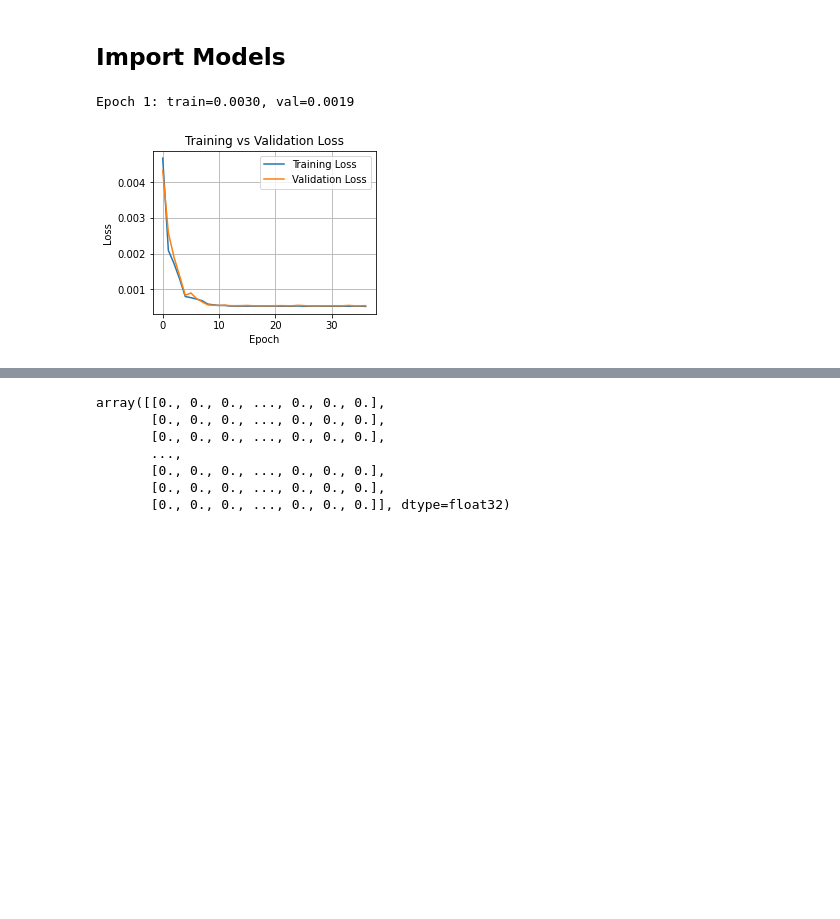
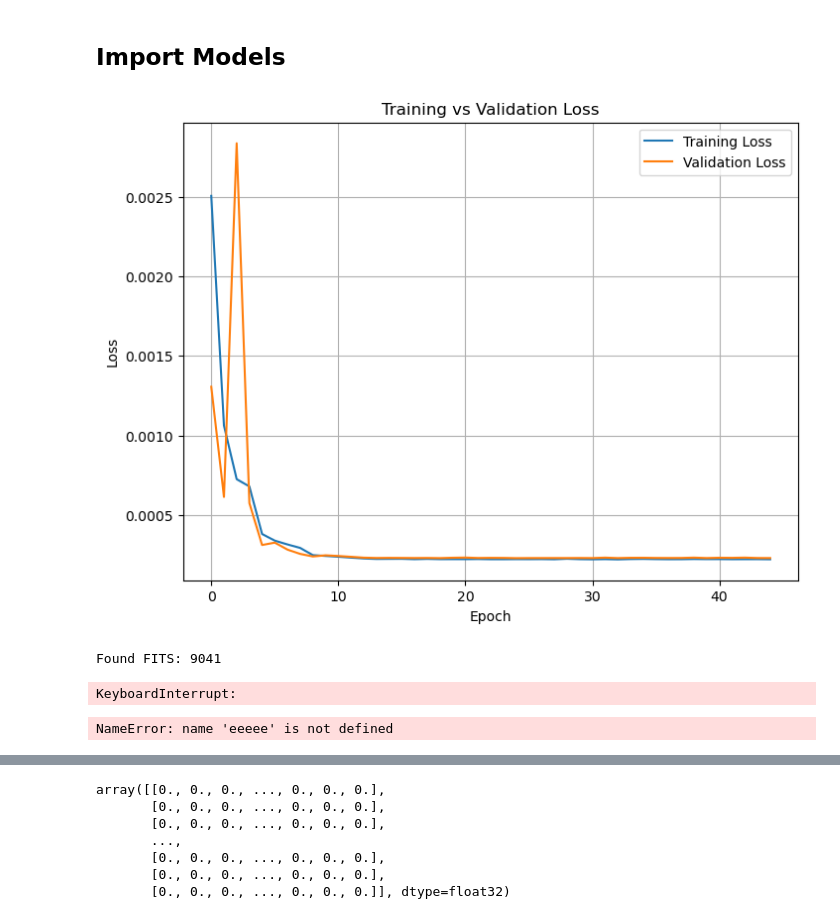
Before and after one commit to matthbatt/Deep-learning-gravitational-lensing, a Jupyter notebook: lensing_U-net.ipynb, the cells around one changed output, grey strips where cells are left out. Saved outputs shown, nothing was run; the diff lists cells and outputs as text; code cells hidden in the pictures; blank space fills up the shorter version.

```diff
--- a/lensing_U-net.ipynb
+++ b/lensing_U-net.ipynb
@@ -299,24 +315,22 @@ Train_model = Trainer(model = model,
                       scheduler_coef = 0.1
 )
 # %%
-Train_model.run_unet(epochs = 100,
-                training_set = train_loader,
-                validation_set = val_loader)
+# Train_model.run_unet(epochs = 100,
+#                 training_set = train_loader,
+#                 validation_set = val_loader)
-# %% [output]
-Epoch 1: train=0.0030, val=0.0019
 # %%
 import torch
 import torch.nn as nn
 import torch.optim as optim
 import os
 
-os.chdir("/home/mbatt/gravitational_lensing/UNet_weights")
+os.chdir("/home/mbatt/gravitational_lensing")
 
 device = torch.device("cuda" if torch.cuda.is_available() else "cpu")
 model = model.to(device)
 optimizer = optim.Adam(model.parameters(), lr=1e-5)
 
-checkpoint = torch.load(f"{model.model_name}_2.pth", map_location=device)
+checkpoint = torch.load(f"{model.model_name}_3.pth", map_location=device)
 
 model.load_state_dict(checkpoint["model"])
 optimizer.load_state_dict(checkpoint["optimizer"])
@@ -326,15 +340,58 @@ train_losses = checkpoint["train_losses"]
 val_losses = checkpoint["val_losses"]
 # %%
 import matplotlib.pyplot as plt
-plt.figure(figsize=(4,3))
+plt.figure(figsize=(8,6))
 plt.plot(train_losses, label="Training Loss")
 plt.plot(val_losses, label="Validation Loss")
 plt.xlabel("Epoch")
 plt.ylabel("Loss")
 plt.title("Training vs Validation Loss")
 plt.legend()
 plt.grid(True)
 plt.savefig("/net/CLUSTER/VAULT/users/mbatt/gravitational_lensing/plots/unet_loss.png")
 plt.show()
 # %% [output]
-[figure, old version]
+[figure, new version]
+# %%
+from astropy.io import fits
+import matplotlib.pyplot as plt
+import numpy as np
+import os
+import random
+
+folder =  "/net/CLUSTER/VAULT/users/mbatt/data_unet/"
+fits_files = [f for f in os.listdir(folder)]
+print("Found FITS:", len(fits_files))
+# %% [output]
+Found FITS: 9041
+# %%
+import os
+import torch
+
+save_dir =  "/home/mbatt/data_unet"
+
+model.eval()
+criterion = nn.MSELoss(reduction="none")
+
+with torch.no_grad():
+    L = [train_loader, val_loader, test_loader]
+    for loooad in L:
+        for xb, yb in loooad:
+            xb, xout = xb[0].to(device), xb[1].to(device)
+            yb, paths = yb[0].to(device), yb[1]   # paths is a list of filenames
+
+            out = model(xb)
+
+            # Loop over batch elements
+            for i in range(len(paths)):
+                filename = paths[i].split('/')[1] + ".pt"      # add extension
+                filepath = os.path.join(save_dir, filename)
+
+                tensor_to_save = out[i].cpu()    # detach + move to CPU
+                torch.save(tensor_to_save, filepath)
+# %% [output]
+KeyboardInterrupt:
+# %%
+print(eeeee)
+# %% [output]
+NameError: name 'eeeee' is not defined
```
Also changed, not shown: parts of 16 cells of this notebook, 8 other files.
